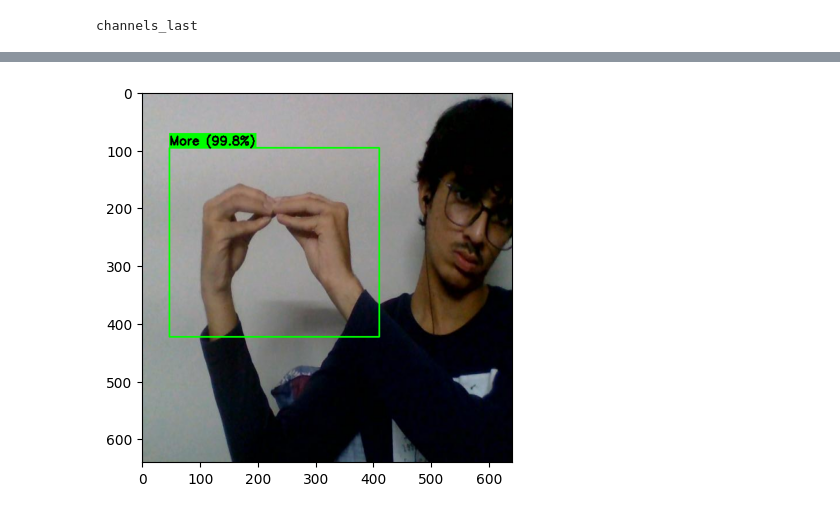
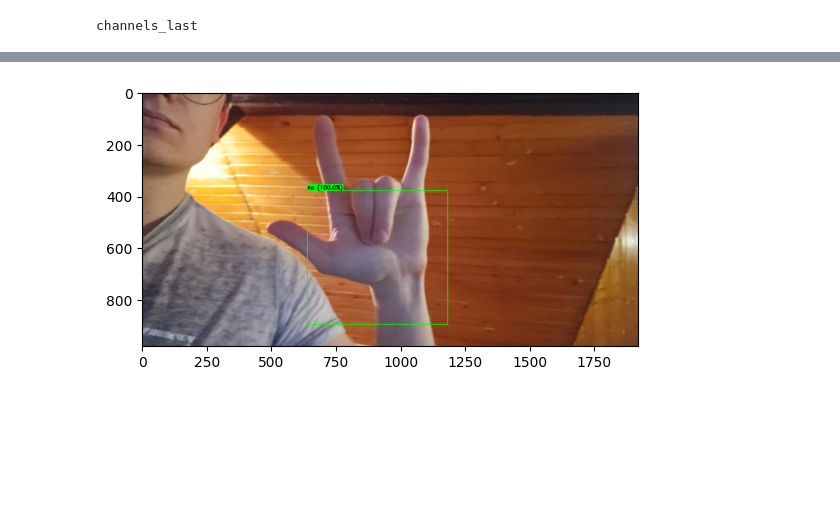
Before and after one commit to amalolepszy/hand-sign-recognition, a Jupyter notebook: with_detect_hands.ipynb, the cells around one changed output, grey strips where cells are left out. Drawn from its saved outputs; the diff is of its cells as text; code cells hidden in the pictures; blank space fills up the shorter version.

```diff
--- a/with_detect_hands.ipynb
+++ b/with_detect_hands.ipynb
@@ -1,7 +1,7 @@
 # %%
 from pathlib import Path
 
-DATASET_PATH = "./Sign Language Detection/hindusi"
+DATASET_PATH = "./Sign Language Detection/babeczka"
 root = Path(DATASET_PATH)
 assert root.exists(), f"Dataset path not found: {DATASET_PATH}. Change DATASET_PATH to correct folder."
 print(root)
@@ -54,3 +54,3 @@ Showing sample: -d015f826-85af-11ef-9e5d-8cec4b00b636_jpg.rf.78a90cff22eae8e2872
 # %%
-IMG_SIZE = 224
+IMG_SIZE = 400
 # %%
@@ -312,44 +371,12 @@ import tensorflow as tf
 import matplotlib.pyplot as plt
 
 def predict_full_pipeline(image_path, detector_model, classifier_model, classes_list):
-    # Ustawienia (muszą być takie same jak przy treningu)
-    IMG_SIZE = 224
-    PADDING = 20
-
-    # 1. Wczytanie obrazu
     img_bgr = cv2.imread(image_path)
-    if img_bgr is None:
-        print(f"Błąd: Nie można wczytać obrazu {image_path}")
-        return
-
-    h_orig, w_orig, _ = img_bgr.shape
-    img_rgb = cv2.cvtColor(img_bgr, cv2.COLOR_BGR2RGB)
-
-    # =========================================================
-    # KROK 1: DETEKCJA (Gdzie jest dłoń?)
-    # =========================================================
-
-    # Preprocessing dla detektora
-    img_det = cv2.resize(img_rgb, (IMG_SIZE, IMG_SIZE)) / 255.0
-    img_det_batch = np.expand_dims(img_det, axis=0) # Kształt: (1, 224, 224, 3)
-
-    # Predykcja ramki
-    box_norm = detector_model.predict(img_det_batch, verbose=0)[0]
-
-    # Denormalizacja (0.0-1.0 -> piksele)
-    x = int(box_norm[0] * w_orig)
-    y = int(box_norm[1] * h_orig)
-    w = int(box_norm[2] * w_orig)
-    h = int(box_norm[3] * h_orig)
-
-    # Dodanie marginesu (Padding) - ważne, bo klasyfikator uczył się na luźniejszych kadrach
-    x_pad = max(0, x - PADDING)
-    y_pad = max(0, y - PADDING)
-    w_pad = min(w_orig - x_pad, w + 2 * PADDING)
-    h_pad = min(h_orig - y_pad, h + 2 * PADDING)
-
-    # Wycięcie dłoni
-    hand_crop = img_rgb[y_pad : y_pad+h_pad, x_pad : x_pad+w_pad]
+    hand_crop, coords = crop_hand(image_path, detector_model)
+    x_pad = coords[0]
+    y_pad = coords[1]
+    w_pad = coords[2]
+    h_pad = coords[3]
 
     # Zabezpieczenie przed pustym wycinkiem (gdyby detektor zawiódł)
     if hand_crop.size == 0:
@@ -409,13 +436,10 @@ def predict_full_pipeline(image_path, detector_model, classifier_model, classes_
 # PRZYKŁAD UŻYCIA
 # -----------------------------------------------------------
 
-# 1. Definicja klas (kolejność musi być identyczna jak przy treningu!)
-# CLASSES = ['Yes', 'No', 'Hello']
-
-# 2. Wczytanie modeli (jeśli jeszcze nie są w pamięci)
 detector = tf.keras.models.load_model('hand_detector_best.keras')
 classifier = tf.keras.models.load_model('gesture_classifier.keras')
 
-# 3. Uruchomienie funkcji
-predict_full_pipeline("./Sign Language Detection/hindusi/test/images/More-0ccc3b1a-85ad-11ef-aecc-8cec4b00b636_jpg.rf.264775b3f66d1b497129972d6a7b8498.jpg", detector, classifier, CLASSES)
+# Uruchomienie funkcji
+# predict_full_pipeline("Sign Language Detection/babeczka/test/images/thanks_6c96cd1e-7a66-11ed-a1fd-1e08bc6ed8a6_jpg.rf.e5bacbdc5b8d8be361acd4b88a2ecfb9.jpg", detector, classifier, CLASSES)
+predict_full_pipeline("./test.jpg", detector, classifier, CLASSES)
 # %% [output]
@@ -423 +448 @@ Predykcja: More z pewnością 99.77%
-[figure, old version]
+[figure, new version]
```
Also changed, not shown: parts of 18 cells of this notebook, 1 other file.
